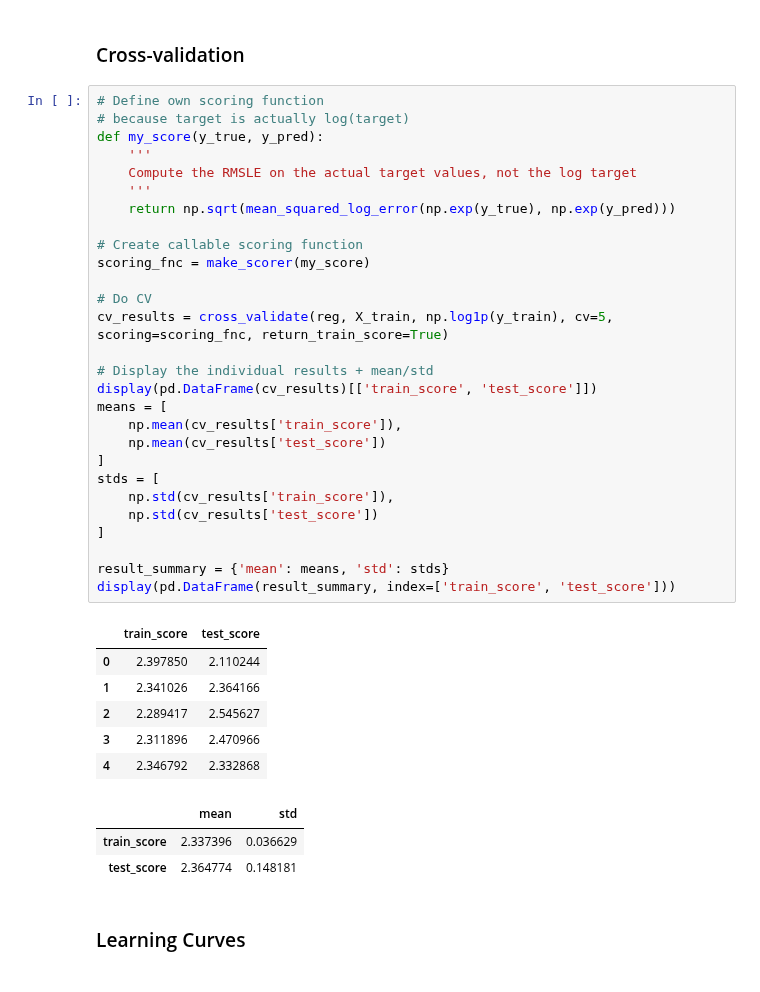
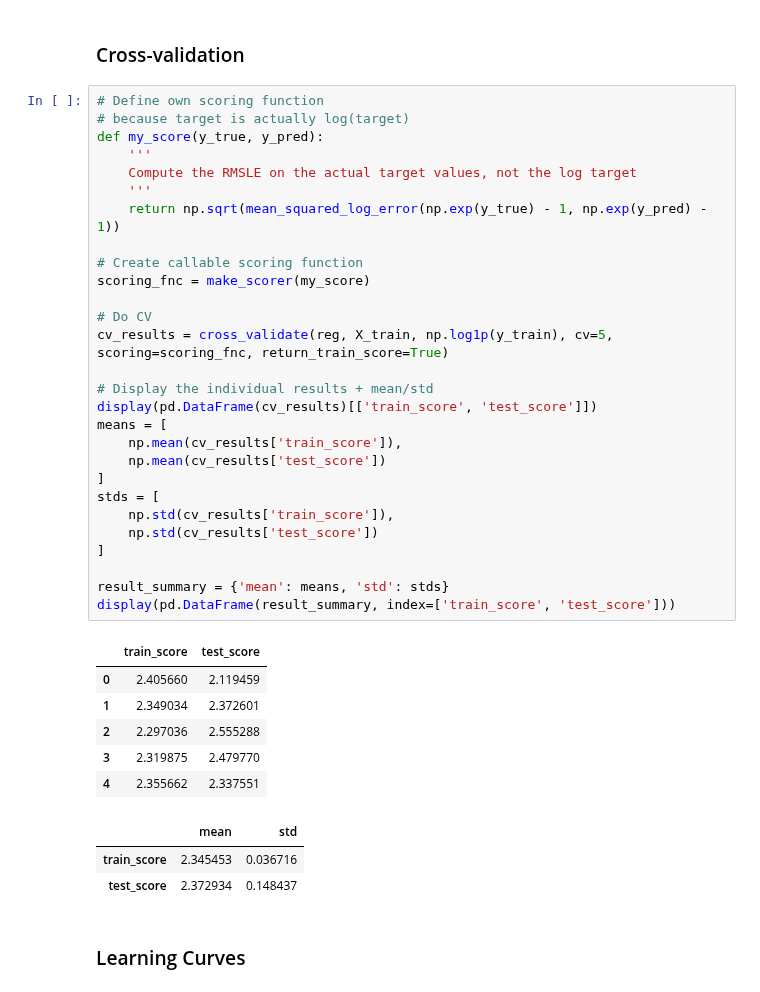
Before and after one commit to Cruzzor/BoxOffice, a Jupyter notebook: First_Model_Marcel.ipynb, the cells around one changed output. Drawn from its saved outputs; the diff is of its cells as text.

```diff
--- a/First_Model_Marcel.ipynb
+++ b/First_Model_Marcel.ipynb
@@ -39,41 +39,41 @@ np.sqrt(mean_squared_log_error(y_test, y_pred))
 # %%
 # Define own scoring function
 # because target is actually log(target)
 def my_score(y_true, y_pred):
     '''
     Compute the RMSLE on the actual target values, not the log target
     '''
-    return np.sqrt(mean_squared_log_error(np.exp(y_true), np.exp(y_pred)))
+    return np.sqrt(mean_squared_log_error(np.exp(y_true) - 1, np.exp(y_pred) - 1))
 
 # Create callable scoring function
 scoring_fnc = make_scorer(my_score)
 
 # Do CV
 cv_results = cross_validate(reg, X_train, np.log1p(y_train), cv=5, scoring=scoring_fnc, return_train_score=True)
 
 # Display the individual results + mean/std
 display(pd.DataFrame(cv_results)[['train_score', 'test_score']])
 means = [
     np.mean(cv_results['train_score']),
     np.mean(cv_results['test_score'])
 ]
 stds = [
     np.std(cv_results['train_score']),
     np.std(cv_results['test_score'])
 ]
 
 result_summary = {'mean': means, 'std': stds}
 display(pd.DataFrame(result_summary, index=['train_score', 'test_score']))
 # %% [output]
 |  | train_score | test_score |
-| 0 | 2.397850 | 2.110244 |
-| 1 | 2.341026 | 2.364166 |
-| 2 | 2.289417 | 2.545627 |
-| 3 | 2.311896 | 2.470966 |
-| 4 | 2.346792 | 2.332868 |
+| 0 | 2.405660 | 2.119459 |
+| 1 | 2.349034 | 2.372601 |
+| 2 | 2.297036 | 2.555288 |
+| 3 | 2.319875 | 2.479770 |
+| 4 | 2.355662 | 2.337551 |
 |  | mean | std |
-| train_score | 2.337396 | 0.036629 |
-| test_score | 2.364774 | 0.148181 |
+| train_score | 2.345453 | 0.036716 |
+| test_score | 2.372934 | 0.148437 |
 # %% [markdown]
 ### Learning Curves
 # %%
```
